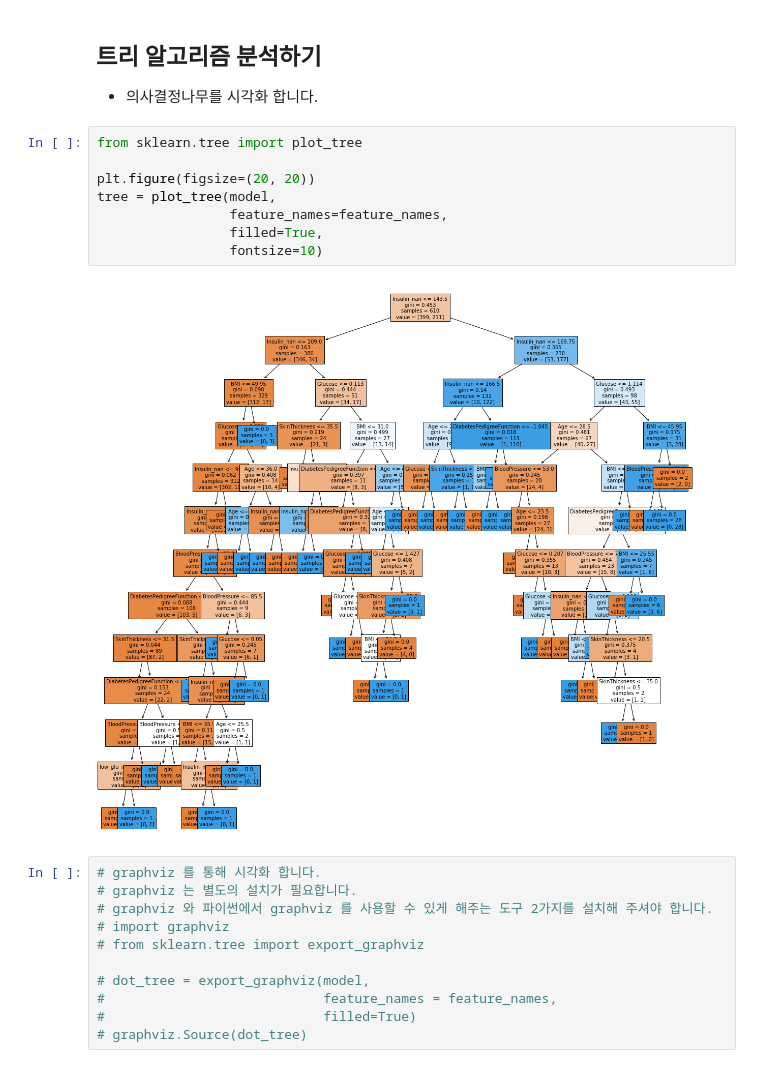
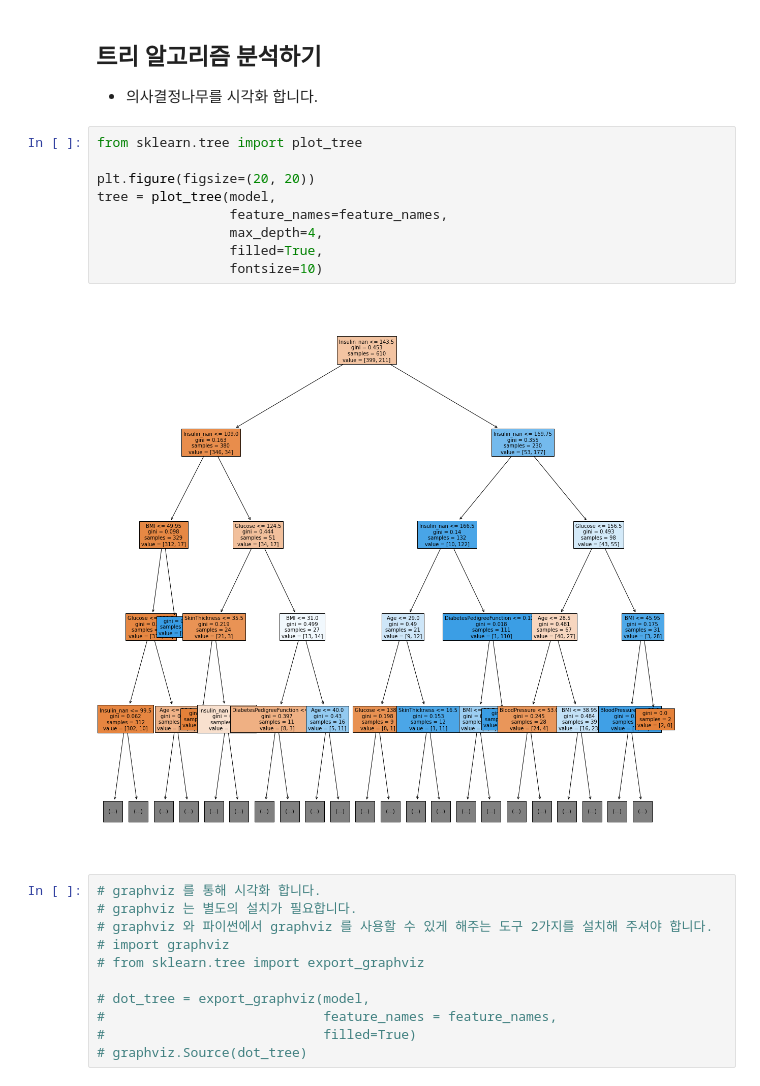
Before and after one commit to corazzon/boostcourse-ds-511, a Jupyter notebook: pima-classification-baseline-02.ipynb, the cells around one changed output. Saved outputs shown, nothing was run; the diff lists cells and outputs as text.

```diff
--- a/pima-classification-baseline-02.ipynb
+++ b/pima-classification-baseline-02.ipynb
@@ -428,13 +432,14 @@ array([1, 0, 0, 0, 1])
 # %%
 from sklearn.tree import plot_tree
 
 plt.figure(figsize=(20, 20))
 tree = plot_tree(model,
                  feature_names=feature_names,
+                 max_depth=4,
                  filled=True,
                  fontsize=10)
 # %% [output]
-[figure, old version]
+[figure, new version]
 # %%
 # graphviz 를 통해 시각화 합니다.
 # graphviz 는 별도의 설치가 필요합니다.
```
Also changed, not shown: parts of 6 cells of this notebook.
